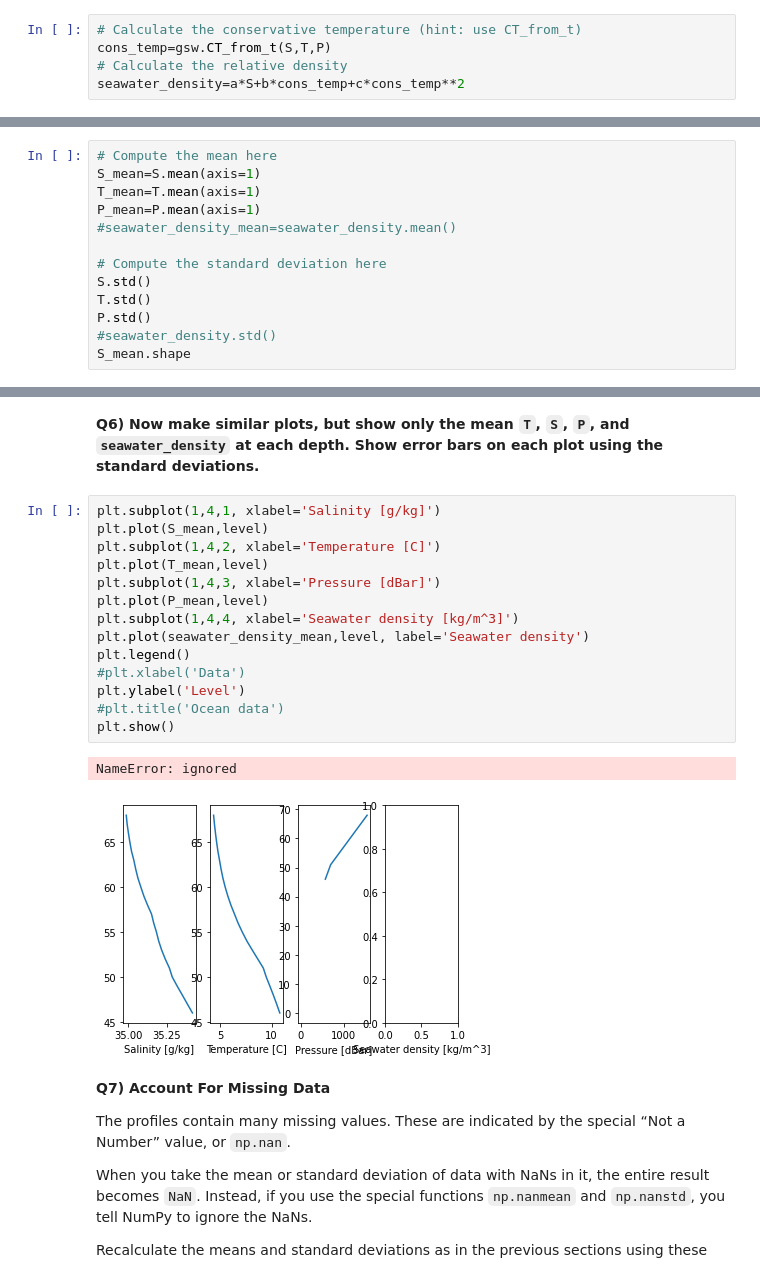
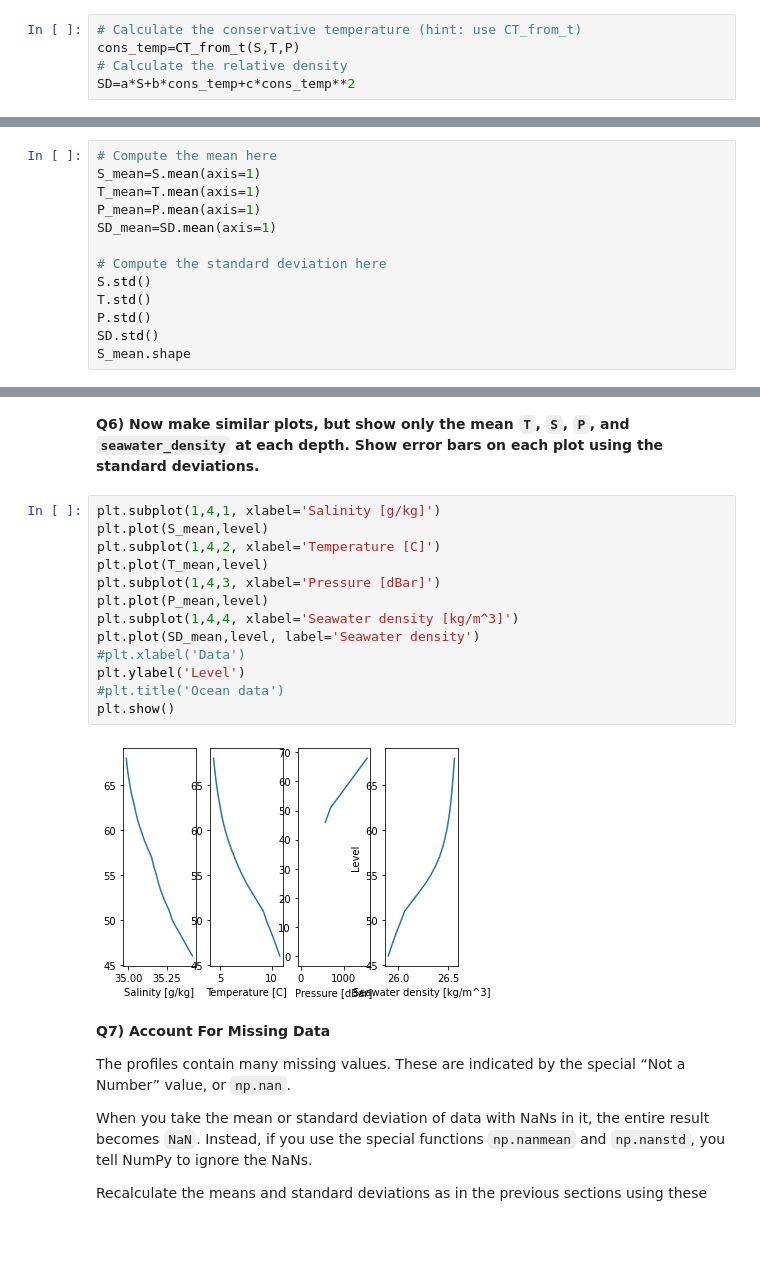
Before and after one commit to emiljor/2022_Intro_Python, a Jupyter notebook: Exercises/W2_S1.ipynb, the cells around one changed output, grey strips where cells are left out. Cells and saved outputs as stored; diff of their text form; blank space fills up the shorter version.

```diff
--- a/Exercises/W2_S1.ipynb
+++ b/Exercises/W2_S1.ipynb
@@ -151,6 +154,6 @@ Now it's all up to you. Here's the equation to avoid having to scroll back up:
 `seawater_density`$ = ρ −ρ_{Pure\ Water} = a \times S +b \times \Theta + c \times \Theta^{2}$
 # %%
 # Calculate the conservative temperature (hint: use CT_from_t)
-cons_temp=gsw.CT_from_t(S,T,P)
+cons_temp=CT_from_t(S,T,P)
 # Calculate the relative density
-seawater_density=a*S+b*cons_temp+c*cons_temp**2
+SD=a*S+b*cons_temp+c*cons_temp**2
@@ -186,13 +186,13 @@ NameError: ignored
 S_mean=S.mean(axis=1)
 T_mean=T.mean(axis=1)
 P_mean=P.mean(axis=1)
-#seawater_density_mean=seawater_density.mean()
+SD_mean=SD.mean(axis=1)
 
 # Compute the standard deviation here
 S.std()
 T.std()
 P.std()
-#seawater_density.std()
+SD.std()
 S_mean.shape
 # %% [output]
 (78,)
@@ -201,20 +201,18 @@ S_mean.shape
 # %%
 plt.subplot(1,4,1, xlabel='Salinity [g/kg]')
 plt.plot(S_mean,level)
 plt.subplot(1,4,2, xlabel='Temperature [C]')
 plt.plot(T_mean,level)
 plt.subplot(1,4,3, xlabel='Pressure [dBar]')
 plt.plot(P_mean,level)
 plt.subplot(1,4,4, xlabel='Seawater density [kg/m^3]')
-plt.plot(seawater_density_mean,level, label='Seawater density')
-plt.legend()
+plt.plot(SD_mean,level, label='Seawater density')
 #plt.xlabel('Data')
 plt.ylabel('Level')
 #plt.title('Ocean data')
 plt.show()
 # %% [output]
-NameError: ignored
-[figure, old version]
+[figure, new version]
 # %% [markdown]
 **Q7) Account For Missing Data**
 
```
Also changed, not shown: parts of 6 cells of this notebook.
